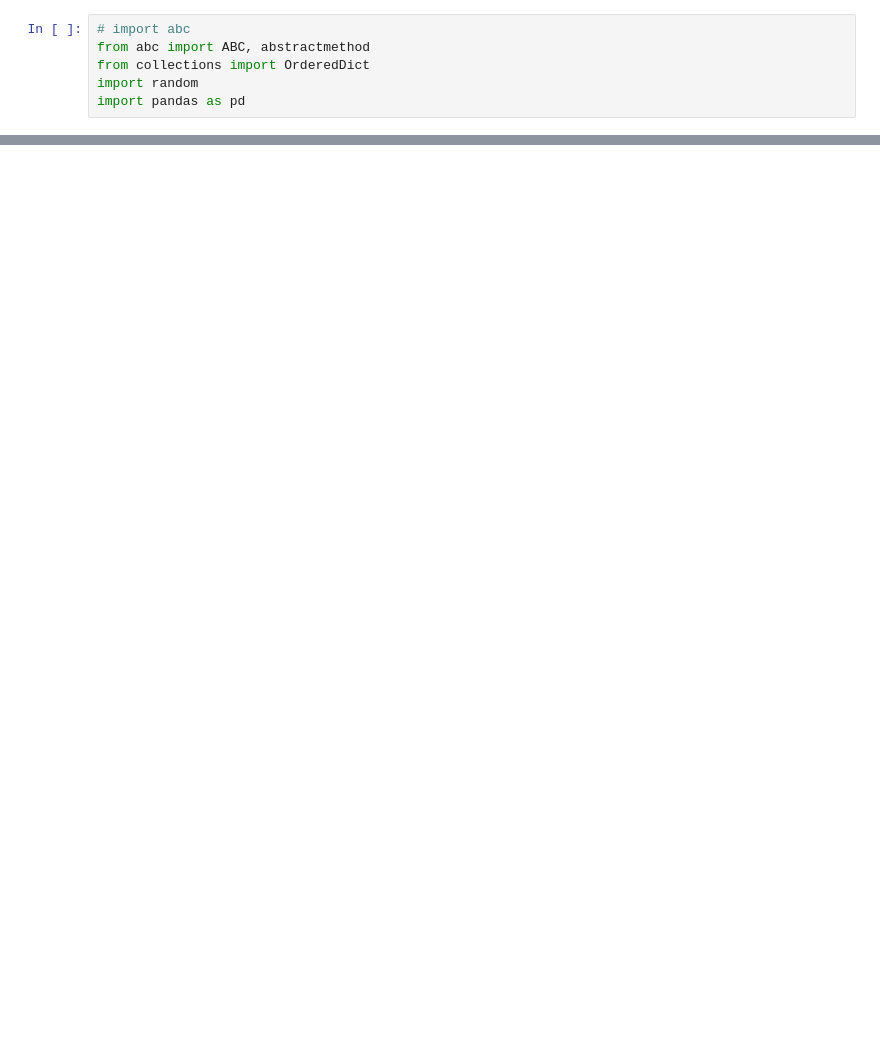
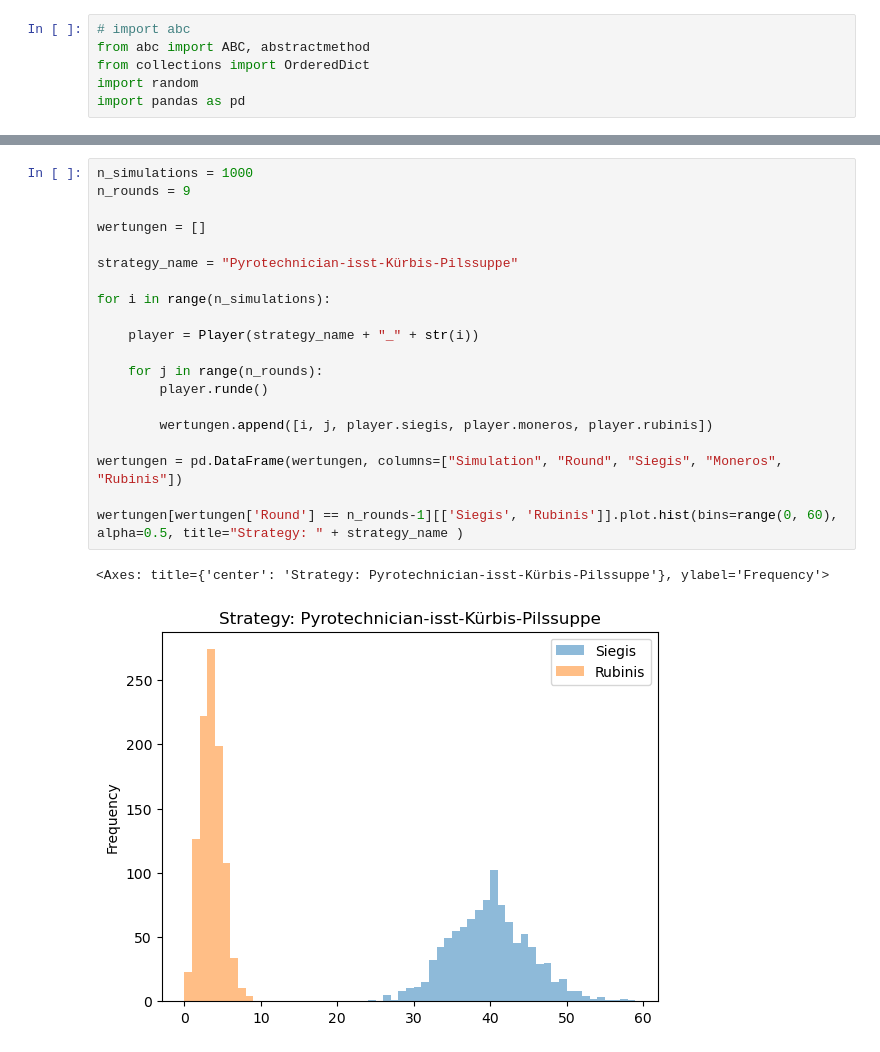
Before and after one commit to maxiherzog/quacks, a Jupyter notebook: quacks.ipynb, the cells around one changed output, grey strips where cells are left out. Cells and saved outputs as stored; diff of their text form; blank space fills up the shorter version.

Commit message:
multiple rounds

```diff
--- a/quacks.ipynb
+++ b/quacks.ipynb
@@ -184,0 +271,23 @@ Kessel([(1, KnallChip(1)), (2, KnallChip(1)), (4, KnallChip(2)), (5, KnallChip(1
+# %%
+n_simulations = 1000
+n_rounds = 9
+
+wertungen = []
+
+strategy_name = "Pyrotechnician-isst-Kürbis-Pilssuppe"
+
+for i in range(n_simulations):
+
+    player = Player(strategy_name + "_" + str(i))
+
+    for j in range(n_rounds):
+        player.runde()
+
+        wertungen.append([i, j, player.siegis, player.moneros, player.rubinis])
+
+wertungen = pd.DataFrame(wertungen, columns=["Simulation", "Round", "Siegis", "Moneros", "Rubinis"])
+
+wertungen[wertungen['Round'] == n_rounds-1][['Siegis', 'Rubinis']].plot.hist(bins=range(0, 60), alpha=0.5, title="Strategy: " + strategy_name )
+# %% [output]
+<Axes: title={'center': 'Strategy: Pyrotechnician-isst-Kürbis-Pilssuppe'}, ylabel='Frequency'>
+[figure, added]
```
Also changed, not shown: parts of 8 cells of this notebook.
